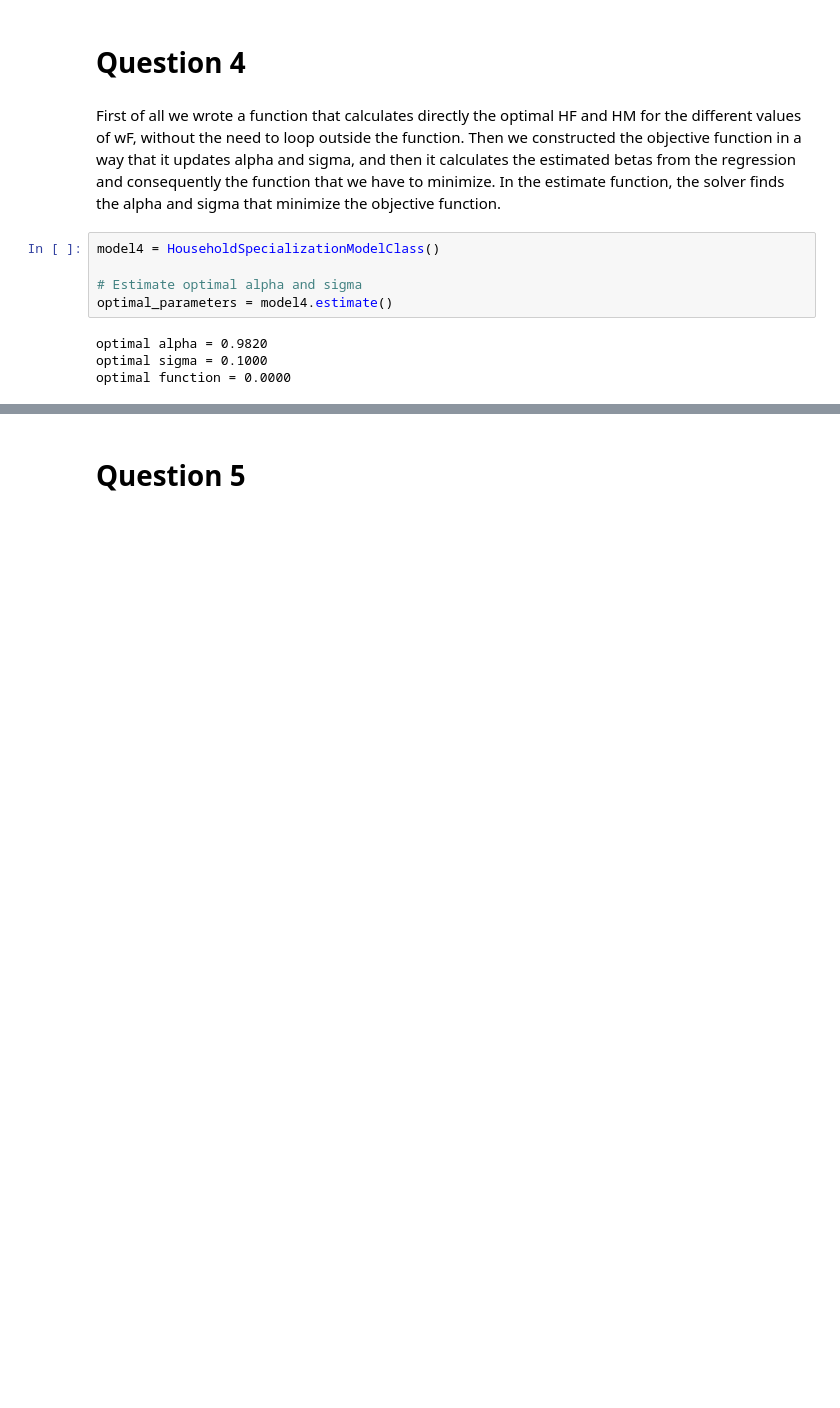
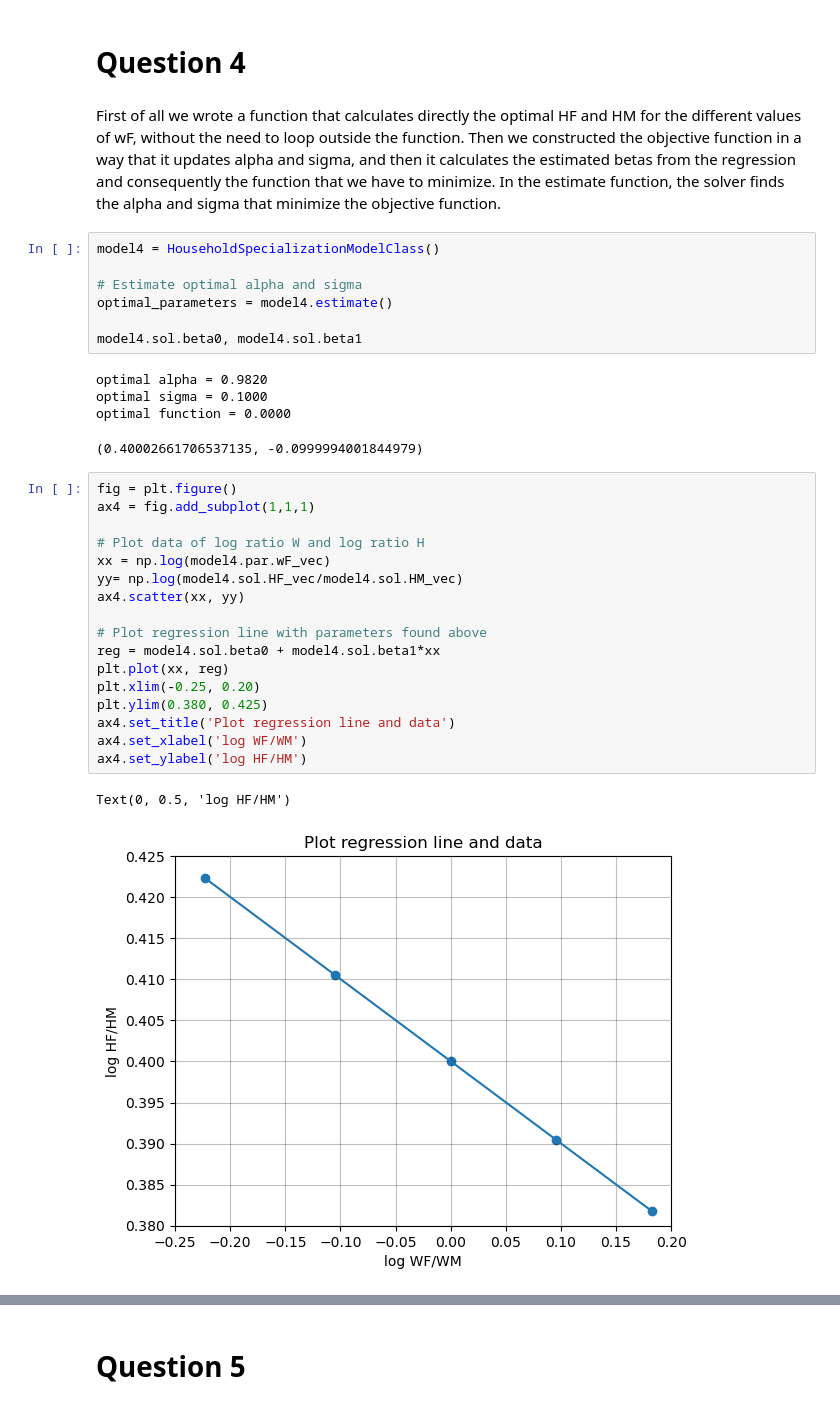
Before and after one commit to NumEconCopenhagen/projects-2023-virginia-rebecca, a Jupyter notebook: inauguralproject/inauguralproject.ipynb, the cells around one changed output, grey strips where cells are left out. Drawn from its saved outputs; the diff is of its cells as text; blank space fills up the shorter version.

```diff
--- a/inauguralproject/inauguralproject.ipynb
+++ b/inauguralproject/inauguralproject.ipynb
@@ -171,8 +174,31 @@ model4 = HouseholdSpecializationModelClass()
 
 # Estimate optimal alpha and sigma
 optimal_parameters = model4.estimate()
+
+model4.sol.beta0, model4.sol.beta1
 # %% [output]
 optimal alpha = 0.9820
 optimal sigma = 0.1000
 optimal function = 0.0000
+(0.40002661706537135, -0.0999994001844979)
+# %%
+fig = plt.figure()
+ax4 = fig.add_subplot(1,1,1)
+
+# Plot data of log ratio W and log ratio H
+xx = np.log(model4.par.wF_vec)
+yy= np.log(model4.sol.HF_vec/model4.sol.HM_vec)
+ax4.scatter(xx, yy)
+
+# Plot regression line with parameters found above
+reg = model4.sol.beta0 + model4.sol.beta1*xx
+plt.plot(xx, reg)
+plt.xlim(-0.25, 0.20)
+plt.ylim(0.380, 0.425)
+ax4.set_title('Plot regression line and data')
+ax4.set_xlabel('log WF/WM')
+ax4.set_ylabel('log HF/HM')
+# %% [output]
+Text(0, 0.5, 'log HF/HM')
+[figure, added]
 # %% [markdown]
```
Also changed, not shown: parts of 6 cells of this notebook, 1 other file.
